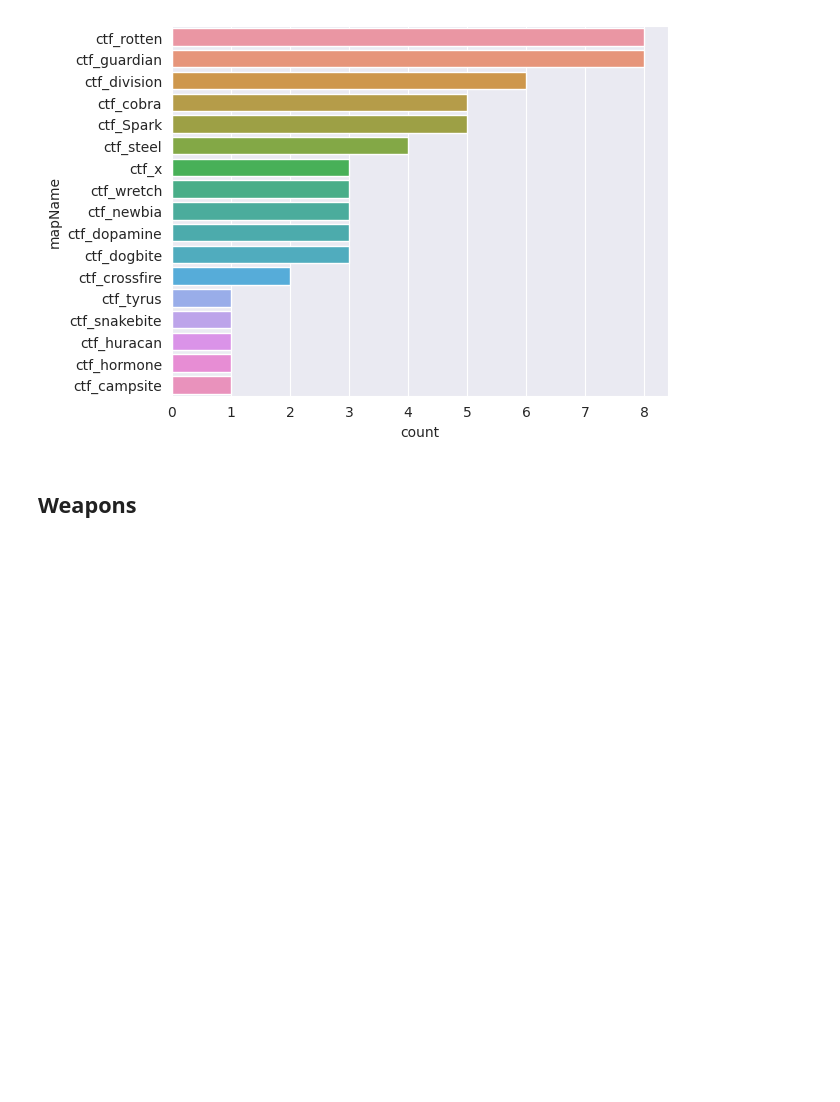
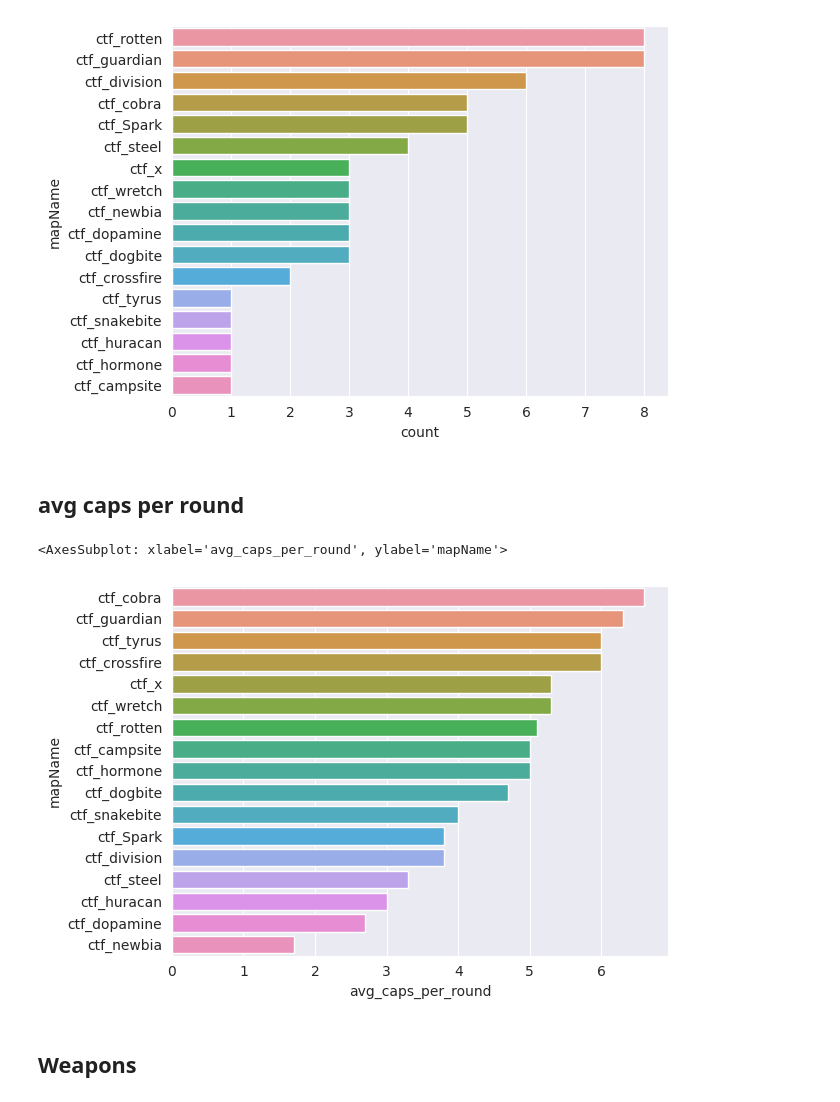
Before and after one commit to s2vndl/s2_1st_tournament_stats, a Jupyter notebook: s2_stats.ipynb, the cells around one changed output. Cells and saved outputs as stored; diff of their text form; code cells hidden in the pictures; blank space fills up the shorter version.

```diff
--- a/s2_stats.ipynb
+++ b/s2_stats.ipynb
@@ -23,6 +23,7 @@ if exists(TMP_DB_SQL):
 con = sqlite3.connect(TMP_DB_SQL)
 cur = con.cursor()
 cur.execute('CREATE TABLE event_kill ("game", "round", "timestamp", "killerPlayfabId", "killerTeam", "victimPlayfabId", "victimTeam", "weaponName");')
+cur.execute('CREATE TABLE event_cap ("game", "round", "mapName", "timestamp", "cappingTeam", "playfabId", "millisSinceStart");')
 cur.execute('CREATE TABLE round ("game", "round", "mapName", "startTime", "endTime");')
 cur.execute('CREATE TABLE player ("id", "name", "tier", "team");')
 
@@ -35,14 +36,22 @@ for game in games:
         row["game"] = game["startTime"]
         cur.execute('insert into round values (:game, :round, :mapName, :startTime, :endTime)', row)
         for event in round["events"]:
+            row = dict(event)
+            del row["type"]
             if event["type"] == "PLAYER_KILL":
-                row = event
-                del row["type"]
                 row["game"] = game["startTime"]
                 row["round"] = round_no
                 cur.execute(
                     'insert into event_kill values (:game, :round, :timestamp, :killerPlayfabId, :killerTeam, :victimPlayfabId, :victimTeam, :weaponName)',
                     row)
+            elif event["type"] == "FLAG_CAP":
+                row["game"] = game["startTime"]
+                row["mapName"] = round["mapName"]
+                row["round"] = round_no
+                row["millisSinceStart"] = event["timestamp"] - round["startTime"]
+                cur.execute(
+                    'insert into event_cap values (:game, :round, :mapName, :timestamp, :cappingTeam, :playfabId, :millisSinceStart)',
+                    row)
 con.commit()
 # %%
 players = [
@@ -114,3 +207,18 @@ sns.barplot(pd.read_sql_query("select mapName, count(1) as count from round grou
 # %% [output]
 <AxesSubplot: xlabel='count', ylabel='mapName'>
 [figure]
+# %% [markdown]
+## avg caps per round
+# %%
+
+query = """
+select distinct mapName,
+round(1.0 *
+    (select count(1) from event_cap c where r.mapName = c.mapName)/
+    (select count(1) from round rr where r.mapName = rr.mapName), 1) avg_caps_per_round
+from round r order by avg_caps_per_round desc;
+"""
+sns.barplot(pd.read_sql_query(query, con), y="mapName", x="avg_caps_per_round")
+# %% [output]
+<AxesSubplot: xlabel='avg_caps_per_round', ylabel='mapName'>
+[figure, added]
```
Also changed, not shown: parts of 18 cells of this notebook.
